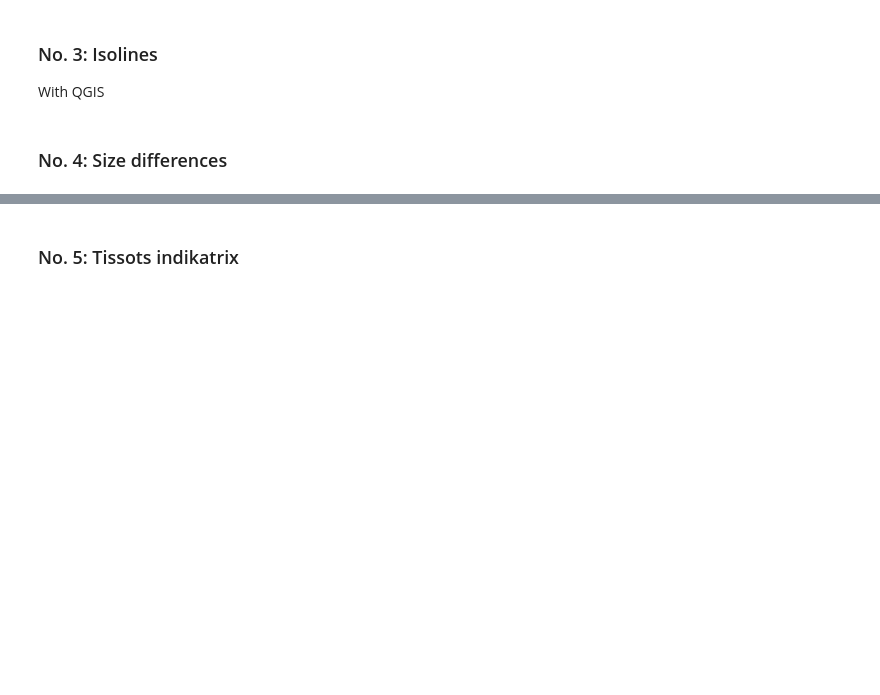
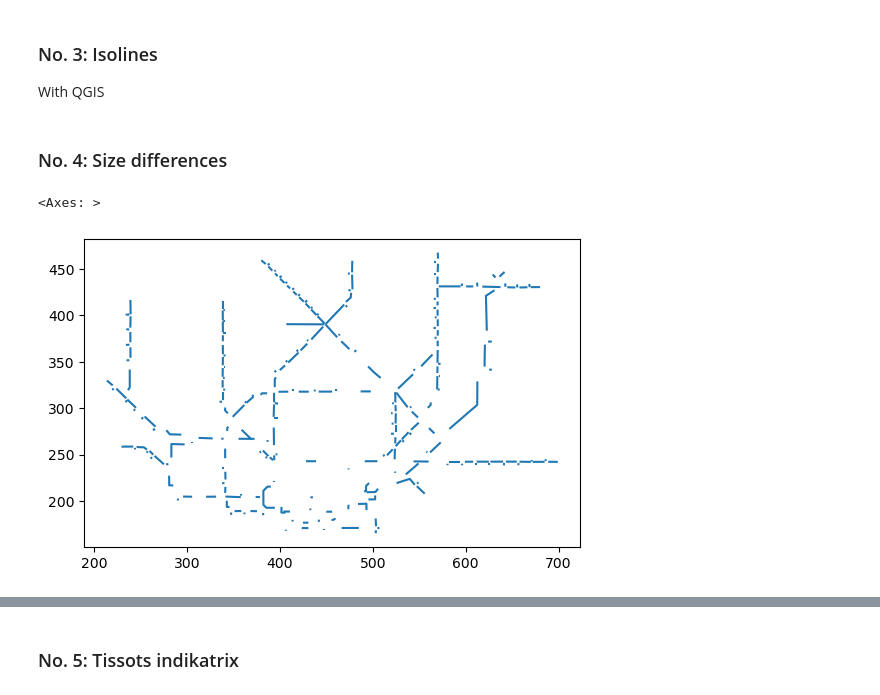
Before and after one commit to kjlenert/Bachelorarbeit, a Jupyter notebook: ScaleVisualizations.ipynb, the cells around one changed output, grey strips where cells are left out. Drawn from its saved outputs; the diff is of its cells as text; code cells hidden in the pictures; blank space fills up the shorter version.

Commit message:
figured out visualization #4

```diff
--- a/ScaleVisualizations.ipynb
+++ b/ScaleVisualizations.ipynb
@@ -408,7 +411,43 @@ With QGIS
 # %% [markdown]
 ### No. 4: Size differences
 # %%
-# find minimal scale of sketch map
-# bring all other elements to that scale:
-#
-# with gpd.GeoSeries.scale
+def same_scale_map(gdf):
+
+    # find maximum scale of sketch map
+    max_scale = gdf['Scale'].max()
+
+    # bring all other elements to that scale:
+
+    results_df = pd.DataFrame(gdf['Scale'])
+    geom_column = []
+
+    for row in gdf.itertuples():
+        # only downscale the geometries with smaller scales
+        if row.Scale == max_scale:
+            geom = row.Pandas_sketch_geometry
+        else:
+            # calculate scale factor
+            factor = (max_scale / row.Scale) / 3
+            if factor > 1:
+                factor = 1/factor
+            # create GeoSeries
+            #gs = gpd.GeoSeries(row.Pandas_sketch_geometry)
+            # scale object
+            if row.Pandas_sketch_geometry == None:
+                geom = None
+            else:
+                geom = scale(row.Pandas_sketch_geometry, xfact=factor, yfact=factor, zfact=factor, origin='center')
+        geom_column.append(geom)
+
+    # append to results_gdf
+    results_df.insert(1, 'Same_scale_geom', geom_column)
+
+    results_gdf = gpd.GeoDataFrame(results_df, geometry='Same_scale_geom')
+
+    return results_gdf
+# %%
+fig = same_scale_map(gdf_hamburg)
+fig.plot()#(column="Scale", legend=True, cmap="turbo")
+# %% [output]
+<Axes: >
+[figure, added]
```
Also changed, not shown: parts of 3 cells of this notebook.
